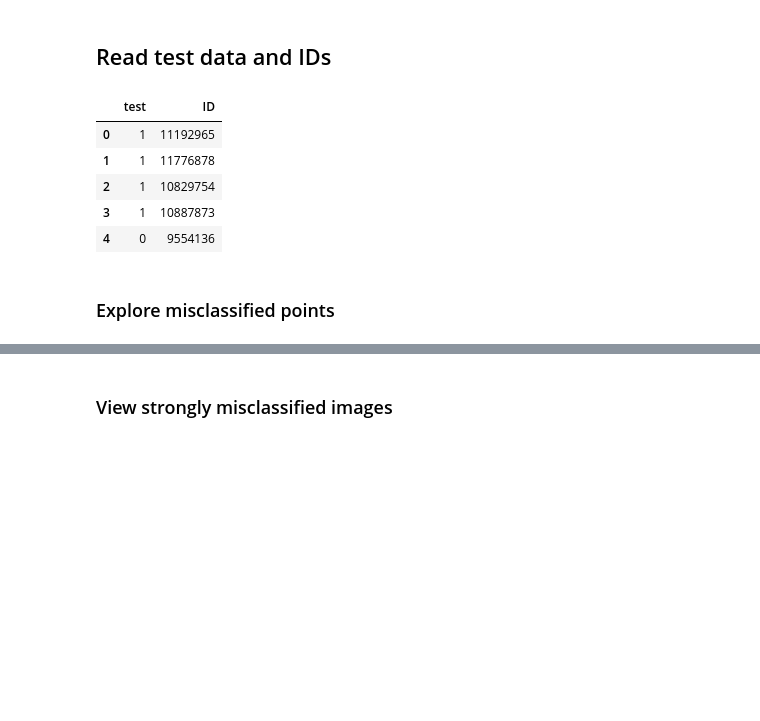
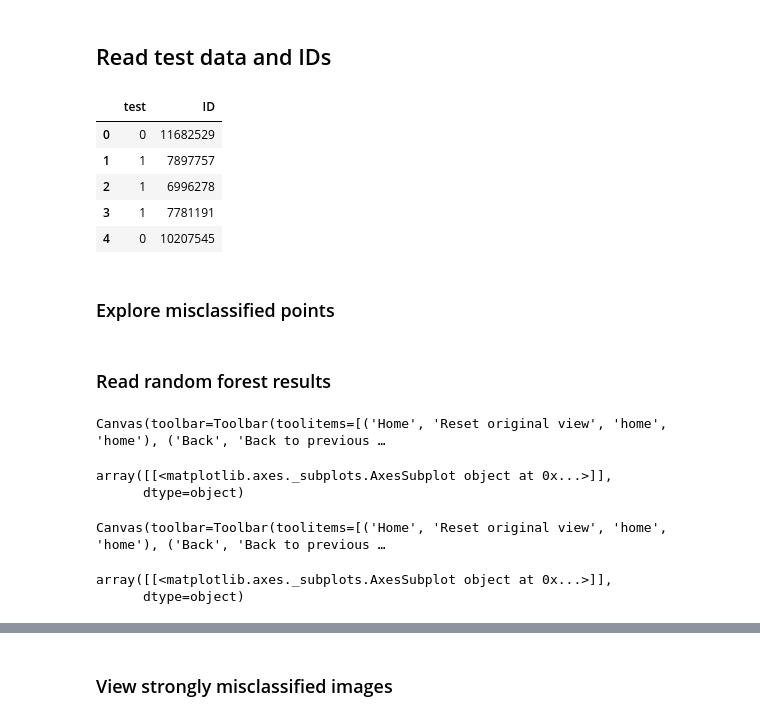
Before and after one commit to vmos1/cnn_supernova, a Jupyter notebook: 3_analyze_results_jpt_notebooks/2_anomalous_points.ipynb, the cells around one changed output, grey strips where cells are left out. Cells and saved outputs as stored; diff of their text form; code cells hidden in the pictures; blank space fills up the shorter version.

```diff
--- a/3_analyze_results_jpt_notebooks/2_anomalous_points.ipynb
+++ b/3_analyze_results_jpt_notebooks/2_anomalous_points.ipynb
@@ -20,22 +23,25 @@ from sklearn.metrics import roc_curve
 # %% [markdown]
 ## Read test data and IDs
+# %%
+results_dir='/global/project/projectdirs/dasrepo/vpa/supernova_cnn/data/results_data/results/temp/'
+results_dir='/global/project/projectdirs/dasrepo/vpa/supernova_cnn/data/results_data/results/test_with_train_data/'
 # %%
 df_preds=pd.DataFrame()
 # Pick any test data, all are same
-test_fname='/global/project/projectdirs/dasrepo/vpa/supernova_cnn/data/results_data/results/ytest_3.test'
-ID_fname='/global/cfs/cdirs/dasrepo/vpa/supernova_cnn/data/results_data/results/id_test_3.test'
+test_fname=results_dir+'ytest_3.test'
+ID_fname=results_dir+'id_test_3.test'
 
 df_preds['test']=np.loadtxt(test_fname,dtype=np.int16)
 df_preds['ID']=np.loadtxt(ID_fname,dtype=np.int32)
 
 df_preds.head()
 # %% [output]
 |  | test | ID |
-| 0 | 1 | 11192965 |
-| 1 | 1 | 11776878 |
-| 2 | 1 | 10829754 |
-| 3 | 1 | 10887873 |
-| 4 | 0 | 9554136 |
+| 0 | 0 | 11682529 |
+| 1 | 1 | 7897757 |
+| 2 | 1 | 6996278 |
+| 3 | 1 | 7781191 |
+| 4 | 0 | 10207545 |
 # %% [markdown]
 ### Explore misclassified points
 # %%
@@ -65,0 +77,2 @@ for model_num in ([3,8,9,16]):
+# %% [markdown]
+### Read random forest results
@@ -66,5 +96,16 @@ for model_num in ([3,8,9,16]):
+# %%
+df_preds.hist(column='m_rf',bins=20)
+# %% [output]
+Canvas(toolbar=Toolbar(toolitems=[('Home', 'Reset original view', 'home', 'home'), ('Back', 'Back to previous …
+array([[<matplotlib.axes._subplots.AxesSubplot object at 0x...>]],
+      dtype=object)
 # %%
 # df_preds.hist(column='pred_m_8',bins=20)
+df_preds.hist(column='pred_m_rf',bins=20)
+# %% [output]
+Canvas(toolbar=Toolbar(toolitems=[('Home', 'Reset original view', 'home', 'home'), ('Back', 'Back to previous …
+array([[<matplotlib.axes._subplots.AxesSubplot object at 0x...>]],
+      dtype=object)
 # %%
 df_preds.head(20)
 # %% [output]
```
Also changed, not shown: parts of 42 cells of this notebook, 5 other files.
